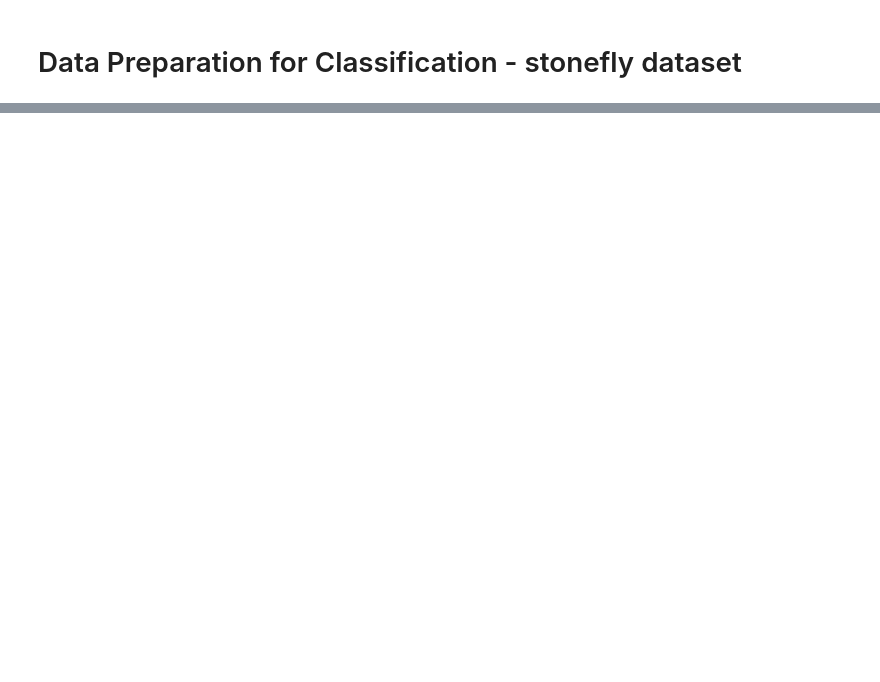
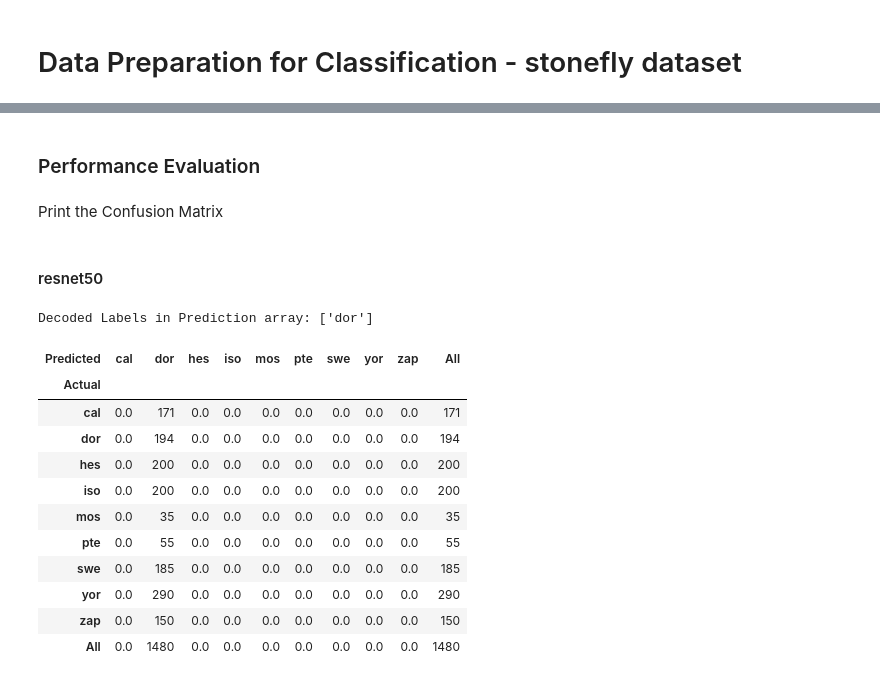
Before and after one commit to kmock930/Multi-Category-Image-Modelling-Transfer-Learning, a Jupyter notebook: CSI5341 Assignment 3 - Kelvin Mock 300453668.ipynb, the cells around one changed output, grey strips where cells are left out. Cells and saved outputs as stored; diff of their text form; code cells hidden in the pictures; blank space fills up the shorter version.

Commit message:
Modelling ResNet Classification Problem

```diff
--- a/CSI5341 Assignment 3 - Kelvin Mock 300453668.ipynb
+++ b/CSI5341 Assignment 3 - Kelvin Mock 300453668.ipynb
@@ -103,0 +197,3 @@ Unique labels in the test set: ['cal' 'dor' 'hes' 'iso' 'mos' 'pte' 'swe' 'yor'
+# %%
+model = Model();
+model.build_classifier();
@@ -103,0 +259,9 @@ Unique labels in the test set: ['cal' 'dor' 'hes' 'iso' 'mos' 'pte' 'swe' 'yor'
+# %%
+# resnet50
+history_resnet50 = model.train(
+    model.resnet50,
+    X_train=X_train,
+    y_train=y_train,
+    X_val=X_validation,
+    y_val=y_validation
+);
@@ -103,0 +300,9 @@ Unique labels in the test set: ['cal' 'dor' 'hes' 'iso' 'mos' 'pte' 'swe' 'yor'
+# %%
+# resnet50V2
+history_resnet50V2 = model.train(
+    model.resnet50V2,
+    X_train=X_train,
+    y_train=y_train,
+    X_val=X_validation,
+    y_val=y_validation
+);
@@ -103,0 +338,5 @@ Unique labels in the test set: ['cal' 'dor' 'hes' 'iso' 'mos' 'pte' 'swe' 'yor'
+# %%
+# resnet50
+y_pred_resnet50 = model.predict(model.resnet50, X_test);
+# Inspect the predictions array
+print(f"Number of Predictions made: {len(y_pred_resnet50)}");
@@ -103,0 +356,26 @@ Unique labels in the test set: ['cal' 'dor' 'hes' 'iso' 'mos' 'pte' 'swe' 'yor'
+# %% [markdown]
+### Performance Evaluation
+# %% [markdown]
+Print the Confusion Matrix
+# %% [markdown]
+#### resnet50
+# %%
+confMtx_resnet50 = printConfMtx(
+    y_true=y_test,
+    y_pred=y_pred_resnet50
+);
+confMtx_resnet50
+# %% [output]
+Decoded Labels in Prediction array: ['dor']
+| Predicted | cal | dor | hes | iso | mos | pte | swe | yor | zap | All |
+| Actual |  |  |  |  |  |  |  |  |  |  |
+| cal | 0.0 | 171 | 0.0 | 0.0 | 0.0 | 0.0 | 0.0 | 0.0 | 0.0 | 171 |
+| dor | 0.0 | 194 | 0.0 | 0.0 | 0.0 | 0.0 | 0.0 | 0.0 | 0.0 | 194 |
+| hes | 0.0 | 200 | 0.0 | 0.0 | 0.0 | 0.0 | 0.0 | 0.0 | 0.0 | 200 |
+| iso | 0.0 | 200 | 0.0 | 0.0 | 0.0 | 0.0 | 0.0 | 0.0 | 0.0 | 200 |
+| mos | 0.0 | 35 | 0.0 | 0.0 | 0.0 | 0.0 | 0.0 | 0.0 | 0.0 | 35 |
+| pte | 0.0 | 55 | 0.0 | 0.0 | 0.0 | 0.0 | 0.0 | 0.0 | 0.0 | 55 |
+| swe | 0.0 | 185 | 0.0 | 0.0 | 0.0 | 0.0 | 0.0 | 0.0 | 0.0 | 185 |
+| yor | 0.0 | 290 | 0.0 | 0.0 | 0.0 | 0.0 | 0.0 | 0.0 | 0.0 | 290 |
+| zap | 0.0 | 150 | 0.0 | 0.0 | 0.0 | 0.0 | 0.0 | 0.0 | 0.0 | 150 |
+| All | 0.0 | 1480 | 0.0 | 0.0 | 0.0 | 0.0 | 0.0 | 0.0 | 0.0 | 1480 |
```
Also changed, not shown: parts of 34 cells of this notebook, 4 other files.
